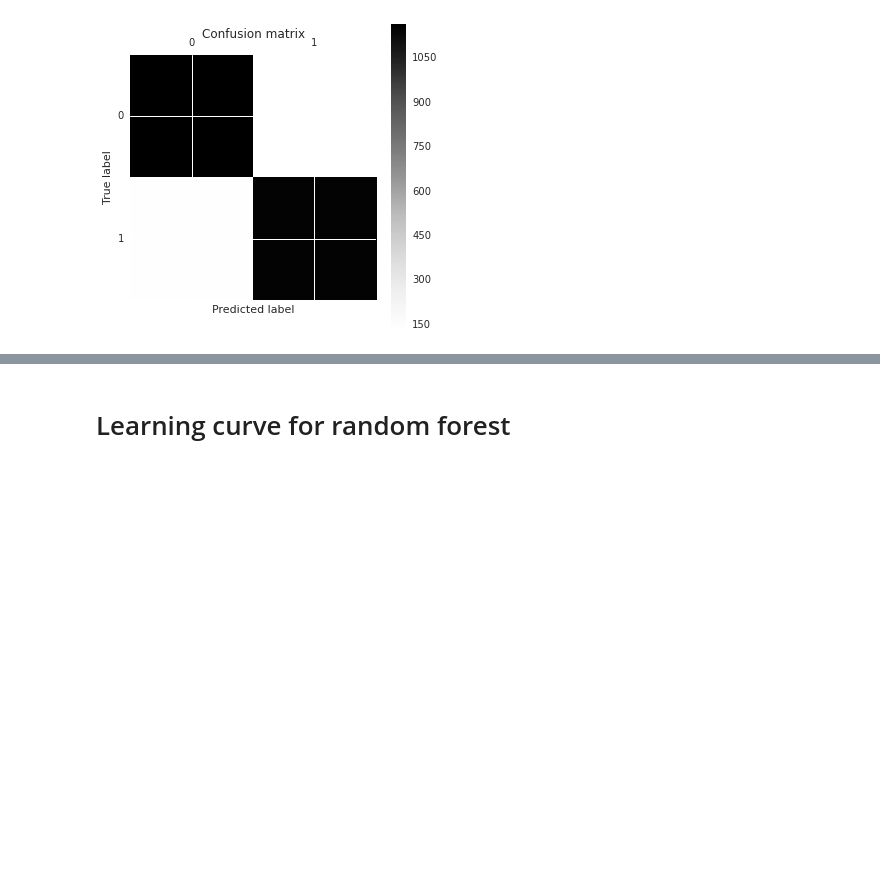
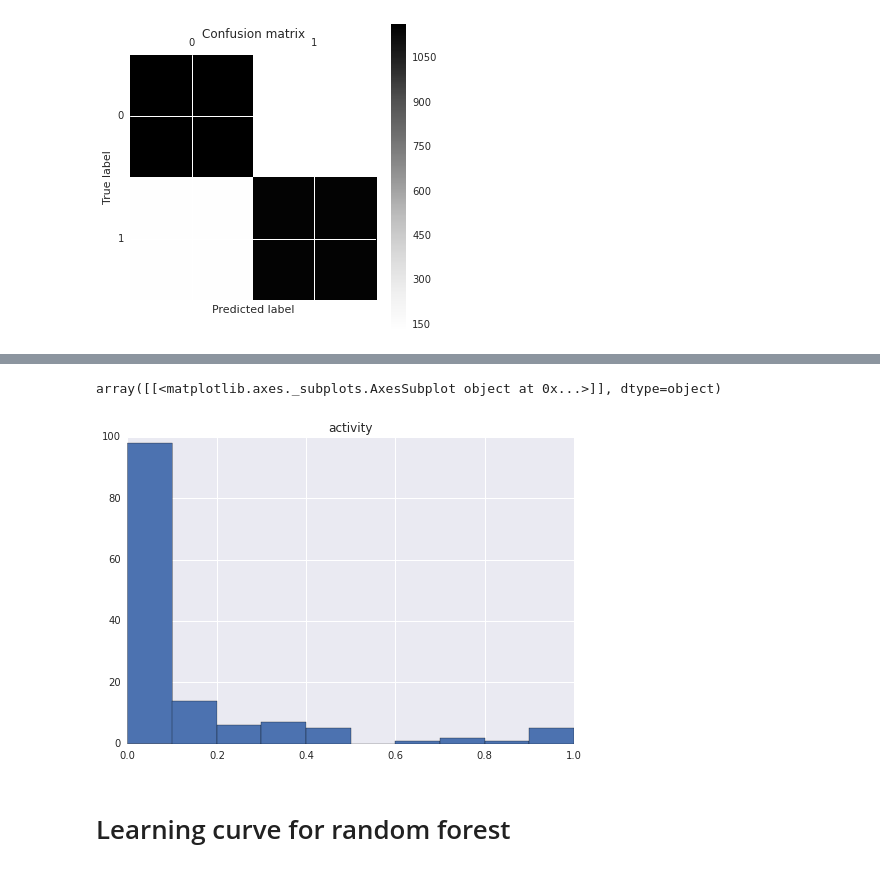
Before and after one commit to hslee16/GA_project, a Jupyter notebook: ga_project.ipynb, the cells around one changed output, grey strips where cells are left out. Saved outputs shown, nothing was run; the diff lists cells and outputs as text; code cells hidden in the pictures; blank space fills up the shorter version.

```diff
--- a/ga_project.ipynb
+++ b/ga_project.ipynb
@@ -392,7 +390,7 @@ loans = pd.DataFrame()
 
 
 %time
-for i in random.sample(range(1, file_count + 1), 400):
+for i in random.sample(range(1, file_count + 1), 800):
     d = open('loans/%s.json' % i)
     raw = js.load(d)
     loans = loans.append(json_normalize(raw['loans']))
@@ -599,0 +652,5 @@ plt.show()
+# %%
+data = paid.append(defaulted)
+# %%
+t = data.groupby('partner_id').agg('count')['activity']
+d = defaulted.groupby('partner_id').agg('count')['activity']
@@ -600,3 +678,8 @@ plt.show()
+# %%
+pd.DataFrame(d / t).dropna().hist()
+# %% [output]
+array([[<matplotlib.axes._subplots.AxesSubplot object at 0x...>]], dtype=object)
+[figure, added]
 # %% [markdown]
 # Learning curve for random forest
 # %%
```
Also changed, not shown: parts of 21 cells of this notebook.
